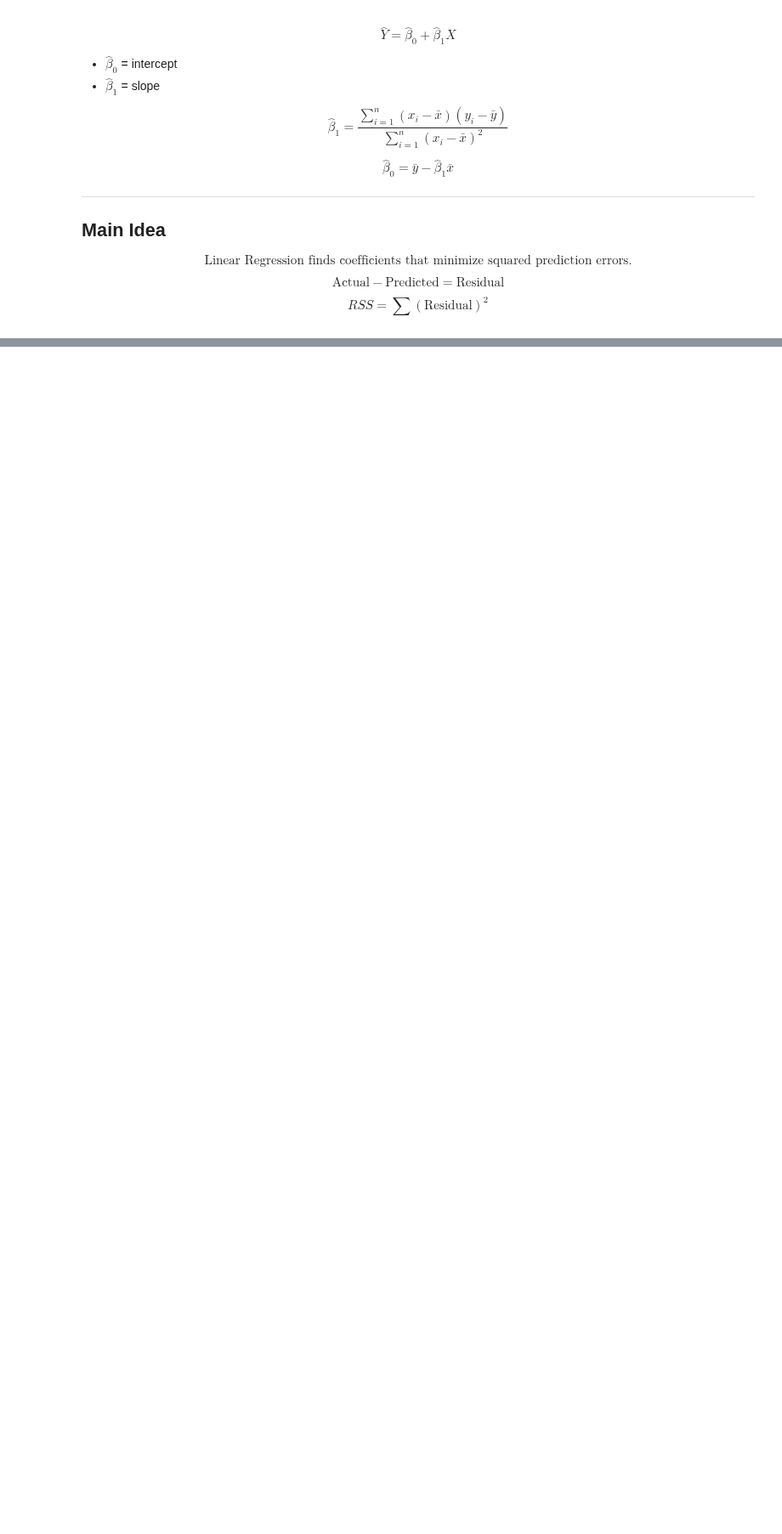
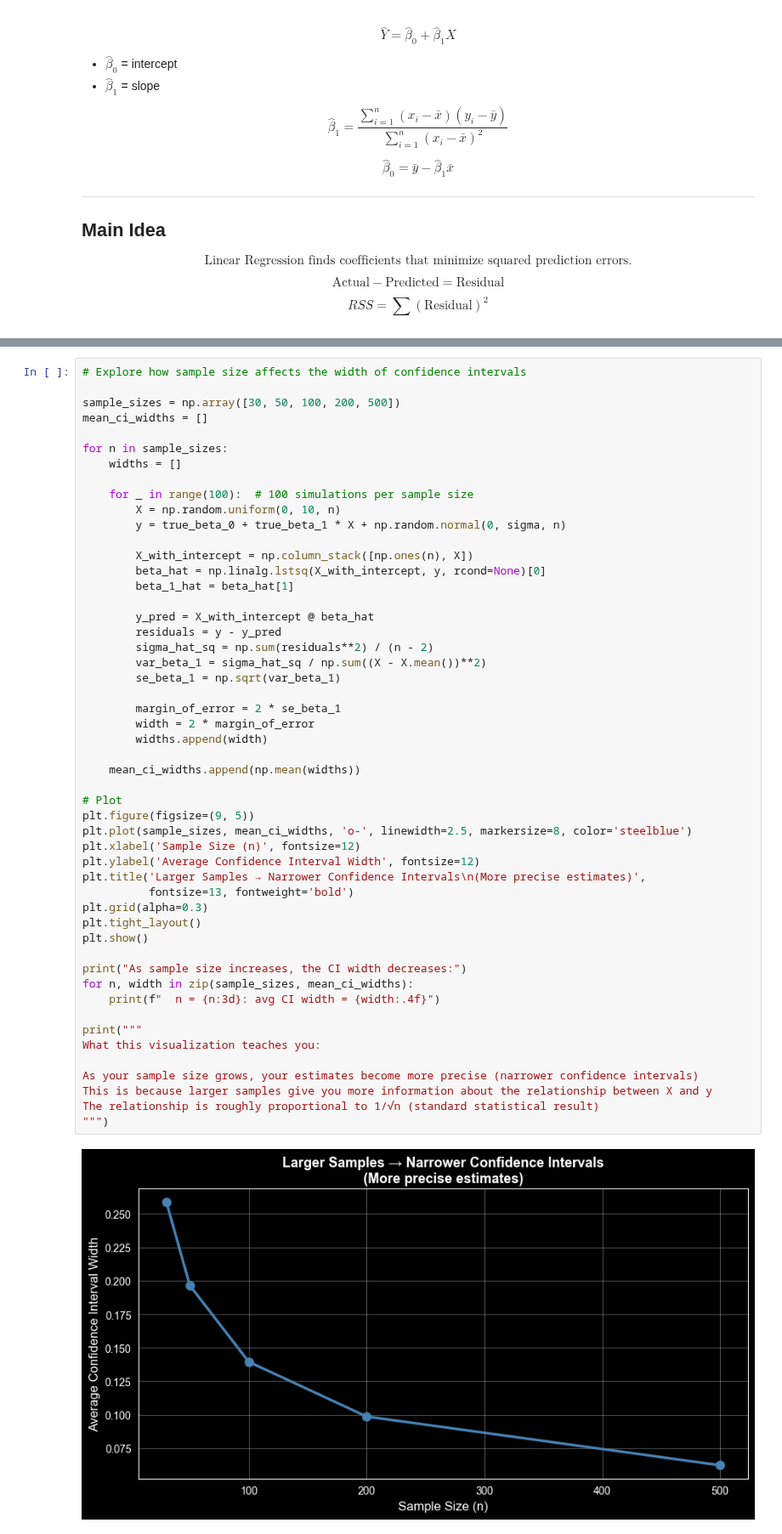
Before and after one commit to fuadh246/ese-5410, a Jupyter notebook: modules_notes/module_3: Linear Regression/Linear_Regression_and_Statistics.ipynb, the cells around one changed output, grey strips where cells are left out. Shown at 85% size. Saved outputs shown, nothing was run; the diff lists cells and outputs as text; blank space fills up the shorter version.

```diff
--- a/modules_notes/module_3: Linear Regression/Linear_Regression_and_Statistics.ipynb
+++ b/modules_notes/module_3: Linear Regression/Linear_Regression_and_Statistics.ipynb
@@ -177,0 +838,53 @@ $$
+# %%
+# Explore how sample size affects the width of confidence intervals
+
+sample_sizes = np.array([30, 50, 100, 200, 500])
+mean_ci_widths = []
+
+for n in sample_sizes:
+    widths = []
+
+    for _ in range(100):  # 100 simulations per sample size
+        X = np.random.uniform(0, 10, n)
+        y = true_beta_0 + true_beta_1 * X + np.random.normal(0, sigma, n)
+
+        X_with_intercept = np.column_stack([np.ones(n), X])
+        beta_hat = np.linalg.lstsq(X_with_intercept, y, rcond=None)[0]
+        beta_1_hat = beta_hat[1]
+
+        y_pred = X_with_intercept @ beta_hat
+        residuals = y - y_pred
+        sigma_hat_sq = np.sum(residuals**2) / (n - 2)
+        var_beta_1 = sigma_hat_sq / np.sum((X - X.mean())**2)
+        se_beta_1 = np.sqrt(var_beta_1)
+
+        margin_of_error = 2 * se_beta_1
+        width = 2 * margin_of_error
+        widths.append(width)
+
+    mean_ci_widths.append(np.mean(widths))
+
+# Plot
+plt.figure(figsize=(9, 5))
+plt.plot(sample_sizes, mean_ci_widths, 'o-', linewidth=2.5, markersize=8, color='steelblue')
+plt.xlabel('Sample Size (n)', fontsize=12)
+plt.ylabel('Average Confidence Interval Width', fontsize=12)
+plt.title('Larger Samples → Narrower Confidence Intervals\n(More precise estimates)',
+          fontsize=13, fontweight='bold')
+plt.grid(alpha=0.3)
+plt.tight_layout()
+plt.show()
+
+print("As sample size increases, the CI width decreases:")
+for n, width in zip(sample_sizes, mean_ci_widths):
+    print(f"  n = {n:3d}: avg CI width = {width:.4f}")
+
+print("""
+What this visualization teaches you:
+
+As your sample size grows, your estimates become more precise (narrower confidence intervals)
+This is because larger samples give you more information about the relationship between X and y
+The relationship is roughly proportional to 1/√n (standard statistical result)
+""")
+# %% [output]
+[figure, added]
```
Also changed, not shown: parts of 11 cells of this notebook, 1 other file.
